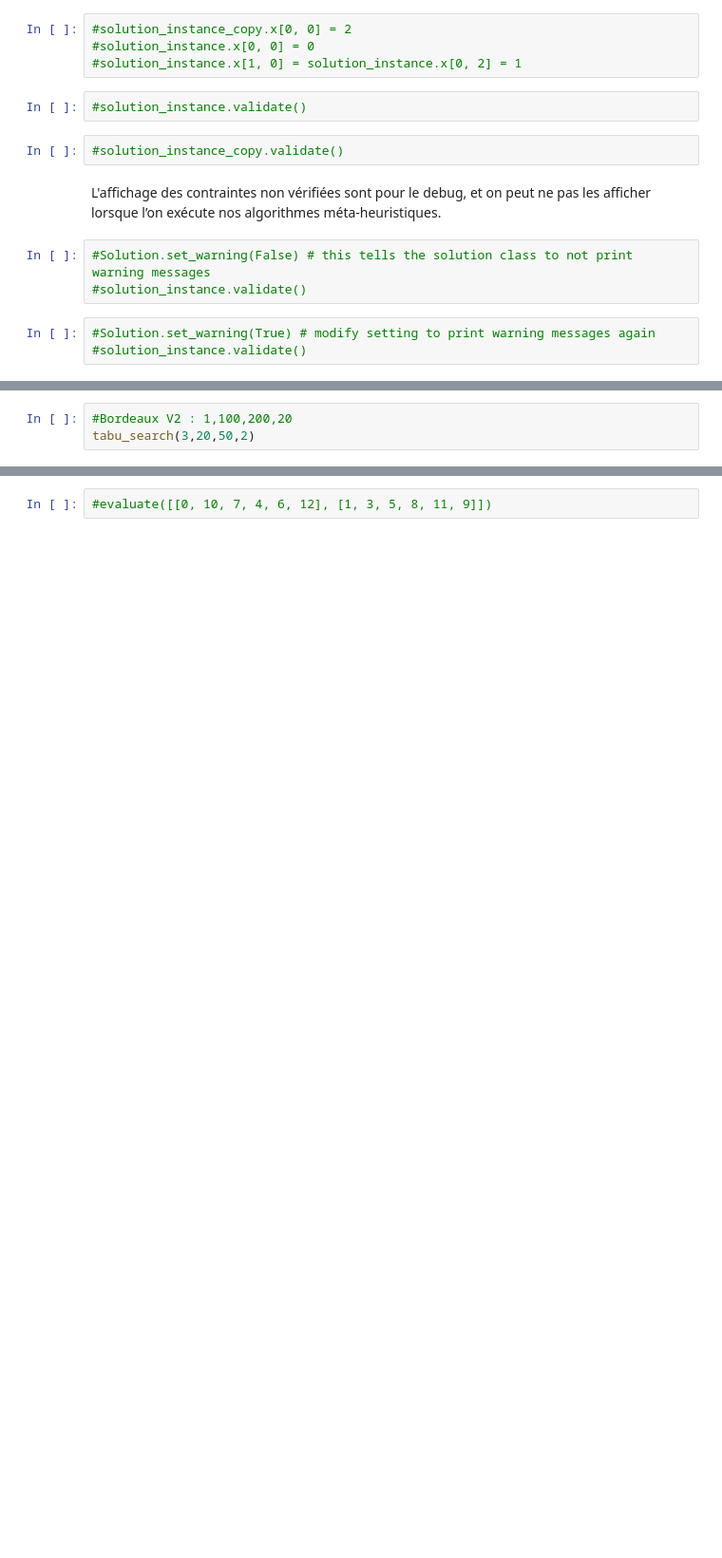
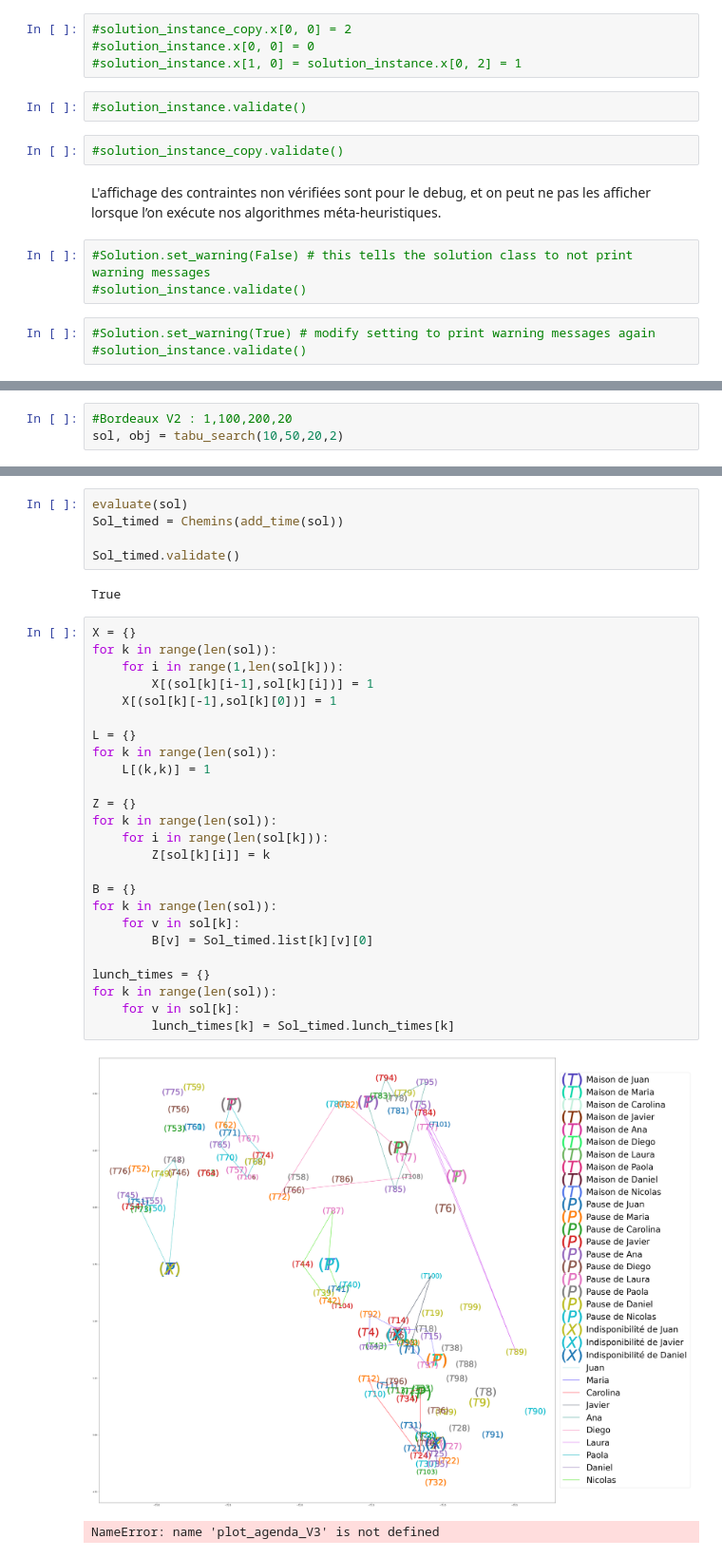
Before and after one commit to AubynKen/DecisionBrain, a Jupyter notebook: ST7_V3_tabu.ipynb, the cells around one changed output, grey strips where cells are left out. Shown at 95% size. Saved outputs shown, nothing was run; the diff lists cells and outputs as text; blank space fills up the shorter version.

```diff
--- a/ST7_V3_tabu.ipynb
+++ b/ST7_V3_tabu.ipynb
@@ -561,4 +697,4 @@ True
 # %%
 #Bordeaux V2 : 1,100,200,20
-tabu_search(3,20,50,2)
+sol, obj = tabu_search(10,50,20,2)
 # %% [output]
@@ -593,2 +720,35 @@ tabu_search(3,20,50,2)
-# %%
-#evaluate([[0, 10, 7, 4, 6, 12], [1, 3, 5, 8, 11, 9]])
+# %%
+evaluate(sol)
+Sol_timed = Chemins(add_time(sol))
+
+Sol_timed.validate()
+# %% [output]
+True
+# %%
+X = {}
+for k in range(len(sol)):
+    for i in range(1,len(sol[k])):
+        X[(sol[k][i-1],sol[k][i])] = 1
+    X[(sol[k][-1],sol[k][0])] = 1
+
+L = {}
+for k in range(len(sol)):
+    L[(k,k)] = 1
+
+Z = {}
+for k in range(len(sol)):
+    for i in range(len(sol[k])):
+        Z[sol[k][i]] = k
+
+B = {}
+for k in range(len(sol)):
+    for v in sol[k]:
+        B[v] = Sol_timed.list[k][v][0]
+
+lunch_times = {}
+for k in range(len(sol)):
+    for v in sol[k]:
+        lunch_times[k] = Sol_timed.lunch_times[k]
+# %% [output]
+[figure, added]
+NameError: name 'plot_agenda_V3' is not defined
```
Also changed, not shown: parts of 7 cells of this notebook, 2 other files.
